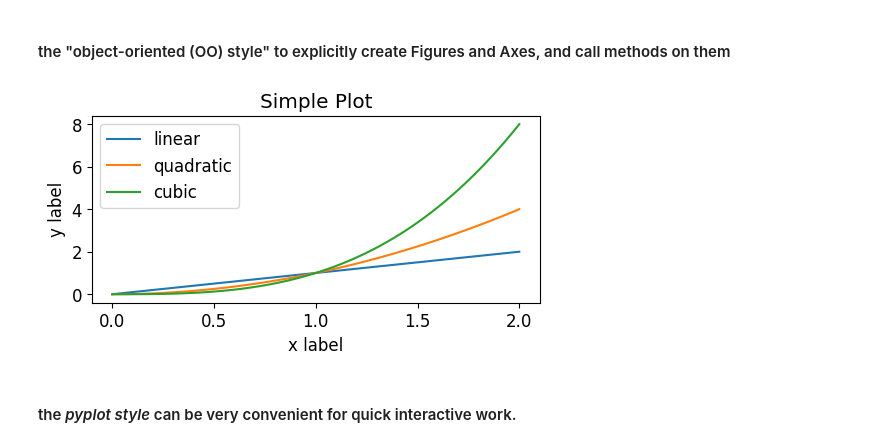
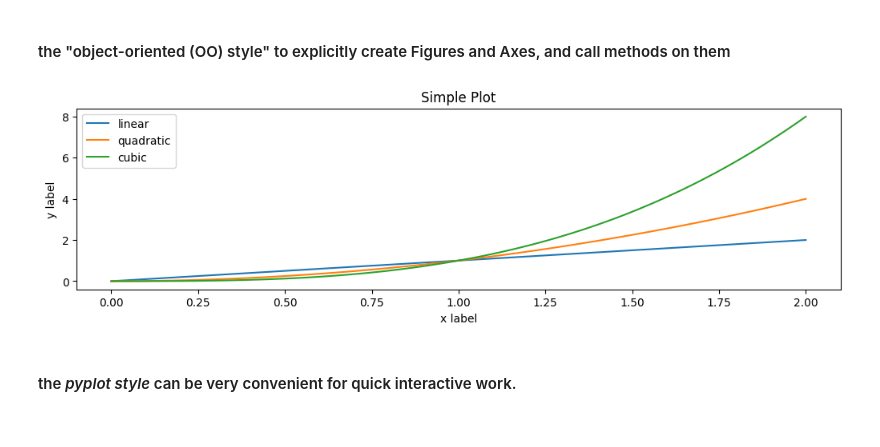
Before and after one commit to IgorBeHolder/Netology, a Jupyter notebook: Python MathPlotLib VIZ.ipynb, the cells around one changed output. Saved outputs shown, nothing was run; the diff lists cells and outputs as text; code cells hidden in the pictures.

```diff
--- a/Python MathPlotLib VIZ.ipynb
+++ b/Python MathPlotLib VIZ.ipynb
@@ -23,17 +23,17 @@ Text(0, 0.5, 'entry b')
 # %%
 x = np.linspace(0, 2, 100)  # Sample data.
 
 # Note that even in the OO-style, we use `.pyplot.figure` to create the Figure.
-fig, ax = plt.subplots(figsize=(5, 2.7), layout='constrained')
+fig, ax = plt.subplots(figsize=(10, 3), layout='constrained')
 ax.plot(x, x, label='linear')  # Plot some data on the axes.
 ax.plot(x, x**2, label='quadratic')  # Plot more data on the axes...
 ax.plot(x, x**3, label='cubic')  # ... and some more.
 ax.set_xlabel('x label')  # Add an x-label to the axes.
 ax.set_ylabel('y label')  # Add a y-label to the axes.
 ax.set_title("Simple Plot")  # Add a title to the axes.
 ax.legend();  # Add a legend.
 # %% [output]
-[figure, old version]
+[figure, new version]
 # %% [markdown]
 #### the *pyplot style* can be very convenient for quick interactive work.
 # %%
```
Also changed, not shown: parts of 1 cell of this notebook.
